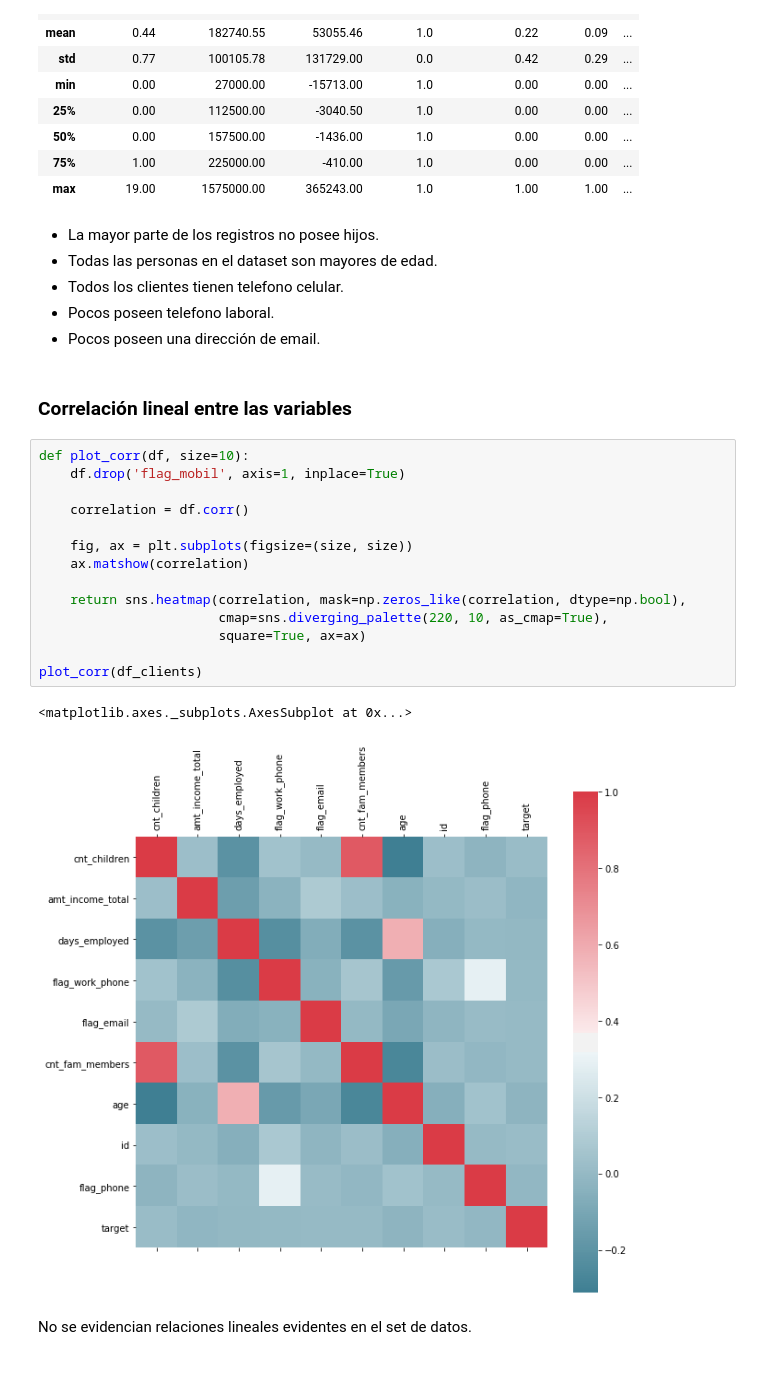
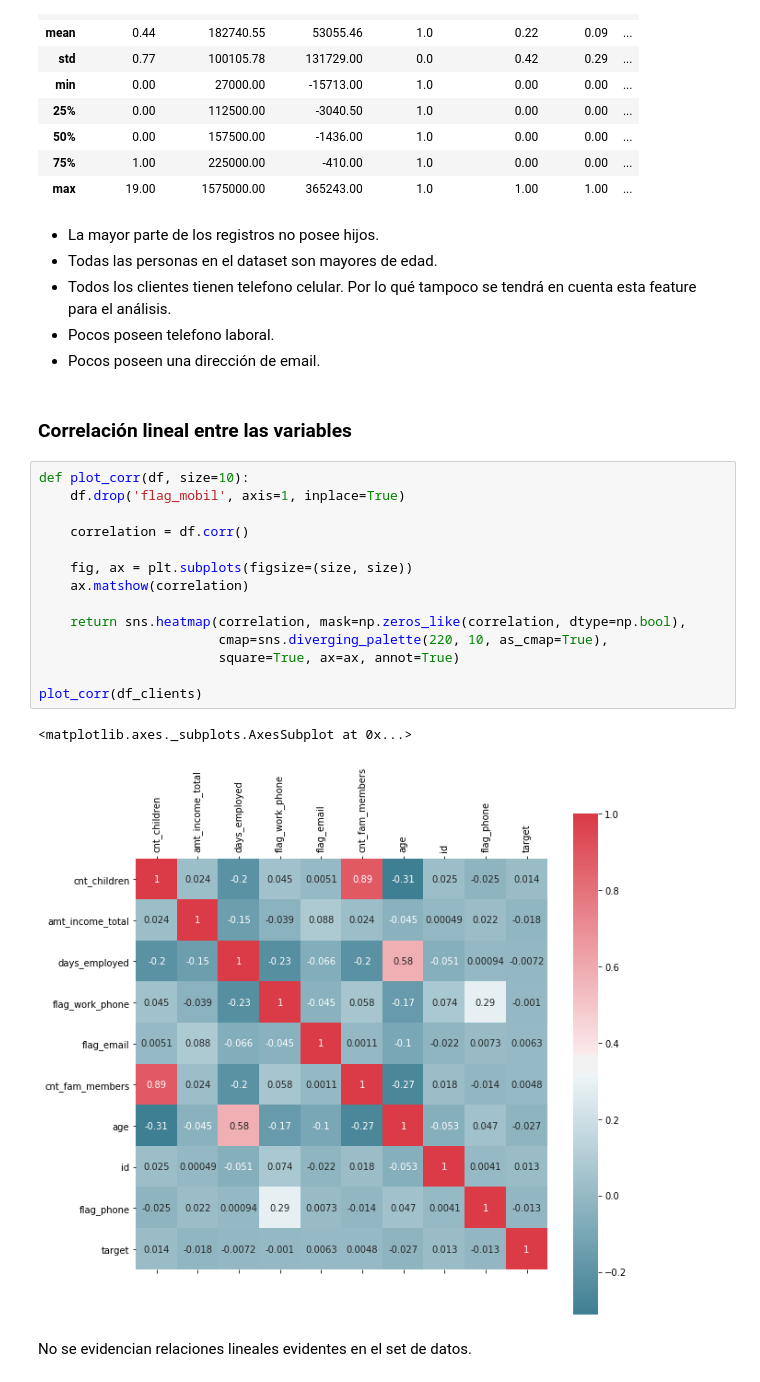
Before and after one commit to AgusTrulli/ML_Grupo_2, a Jupyter notebook: tp1_EDA.ipynb, the cells around one changed output. Drawn from its saved outputs; the diff is of its cells as text.

```diff
--- a/tp1_EDA.ipynb
+++ b/tp1_EDA.ipynb
@@ -248,7 +254,7 @@ df_clients.describe().round(2)
 # %% [markdown]
 * La mayor parte de los registros no posee hijos.
 * Todas las personas en el dataset son mayores de edad.
-* Todos los clientes tienen telefono celular.
+* Todos los clientes tienen telefono celular. Por lo qué tampoco se tendrá en cuenta esta feature para el análisis.
 * Pocos poseen telefono laboral.
 * Pocos poseen una dirección de email.
 # %% [markdown]
@@ -256,19 +262,19 @@ df_clients.describe().round(2)
 # %%
 def plot_corr(df, size=10):
     df.drop('flag_mobil', axis=1, inplace=True)
 
     correlation = df.corr()
 
     fig, ax = plt.subplots(figsize=(size, size))
     ax.matshow(correlation)
 
     return sns.heatmap(correlation, mask=np.zeros_like(correlation, dtype=np.bool),
                        cmap=sns.diverging_palette(220, 10, as_cmap=True),
-                       square=True, ax=ax)
+                       square=True, ax=ax, annot=True)
 
 plot_corr(df_clients)
 # %% [output]
 <matplotlib.axes._subplots.AxesSubplot at 0x...>
-[figure, old version]
+[figure, new version]
 # %% [markdown]
 No se evidencian relaciones lineales evidentes en el set de datos.
```
Also changed, not shown: parts of 19 cells of this notebook.
